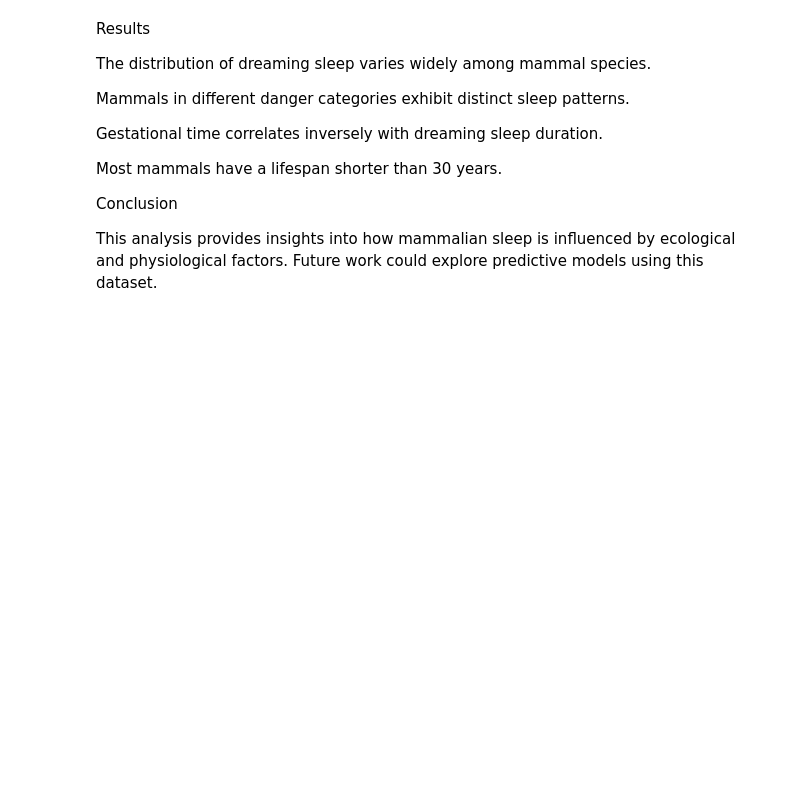
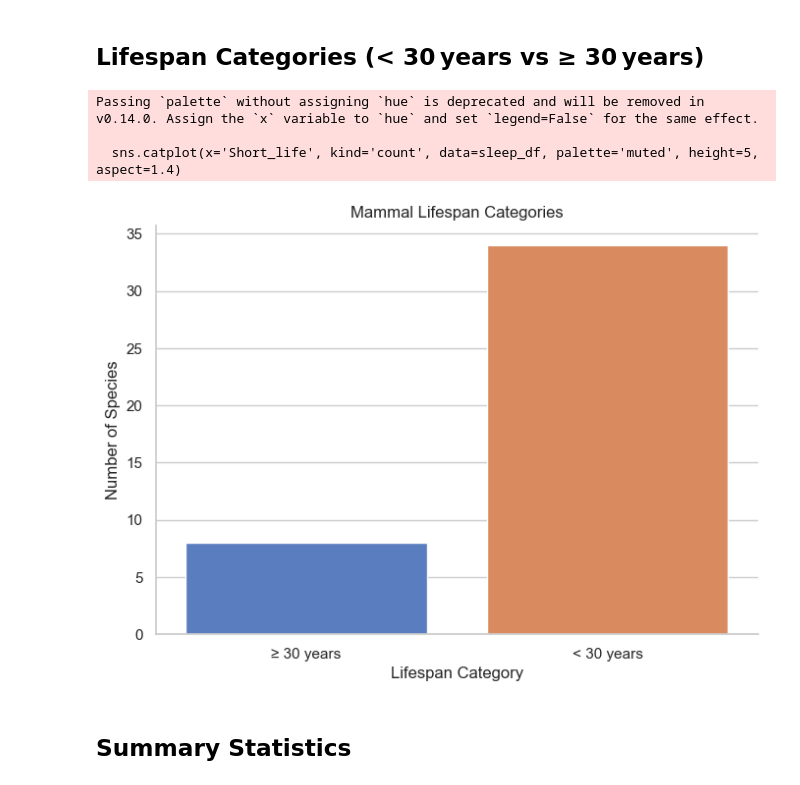
Before and after one commit to JulietOrnellas/sleep-study-analysis, a Jupyter notebook: notebooks/sleep_analysis.ipynb, the cells around one changed output. Cells and saved outputs as stored; diff of their text form; code cells hidden in the pictures; blank space fills up the shorter version.

```diff
--- a/notebooks/sleep_analysis.ipynb
+++ b/notebooks/sleep_analysis.ipynb
@@ -46,25 +53,17 @@ print(Danger_pct)
+# %% [markdown]
+## Lifespan Categories (< 30 years vs ≥ 30 years)
 # %%
-# Create new feature
-Sleep['Short_life'] = Sleep['Life'] < 30
-
-# Count plot
-sns.catplot(x='Short_life', data=Sleep, kind='count', palette='muted')
-plt.ylabel('Frequency')
-plt.xlabel('Mammal Lifespan')
+sleep_df['Short_life'] = sleep_df['Life'] < 30
+sns.catplot(x='Short_life', kind='count', data=sleep_df, palette='muted', height=5, aspect=1.4)
+plt.ylabel('Number of Species')
+plt.xlabel('Lifespan Category')
 plt.title('Mammal Lifespan Categories')
-plt.xticks(ticks=[0, 1], labels=['Lifespan >=30 years', 'Lifespan < 30 years'])
+plt.xticks(ticks=[0,1], labels=['≥ 30 years', '< 30 years'])
 plt.show()
+# %% [output]
+Passing `palette` without assigning `hue` is deprecated and will be removed in v0.14.0. Assign the `x` variable to `hue` and set `legend=False` for the same effect.
+
+  sns.catplot(x='Short_life', kind='count', data=sleep_df, palette='muted', height=5, aspect=1.4)
+[figure, added]
-# %% [markdown]
-Results
-
-The distribution of dreaming sleep varies widely among mammal species.
-
-Mammals in different danger categories exhibit distinct sleep patterns.
-
-Gestational time correlates inversely with dreaming sleep duration.
-
-Most mammals have a lifespan shorter than 30 years.
-
-Conclusion
-
-This analysis provides insights into how mammalian sleep is influenced by ecological and physiological factors. Future work could explore predictive models using this dataset.
+# %% [markdown]
+## Summary Statistics
```
Also changed, not shown: parts of 12 cells of this notebook.
